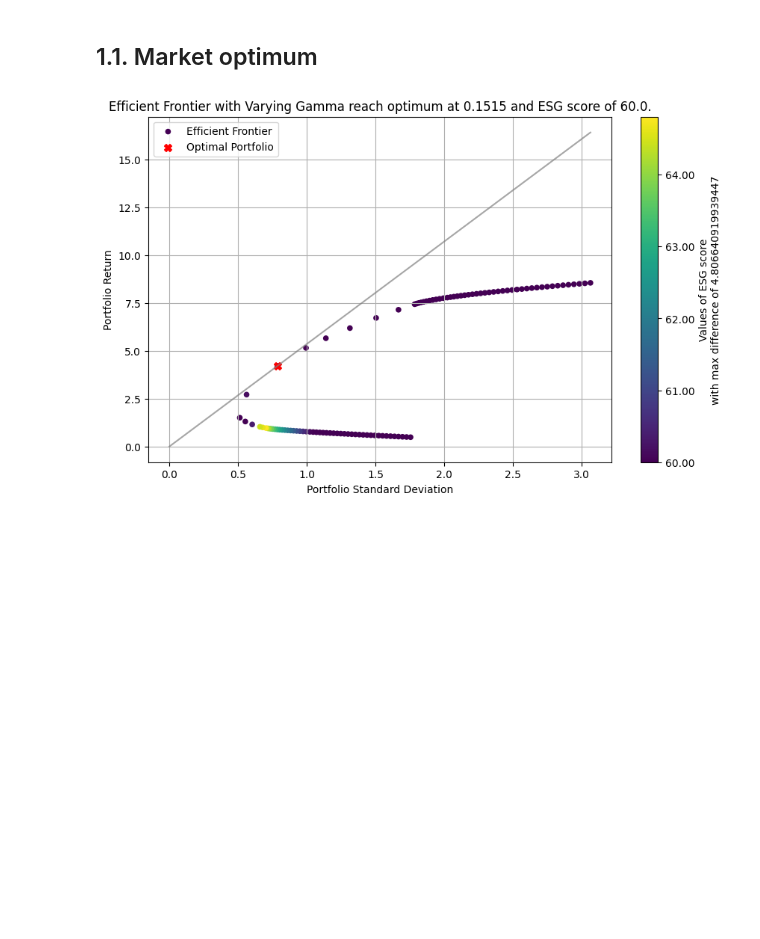
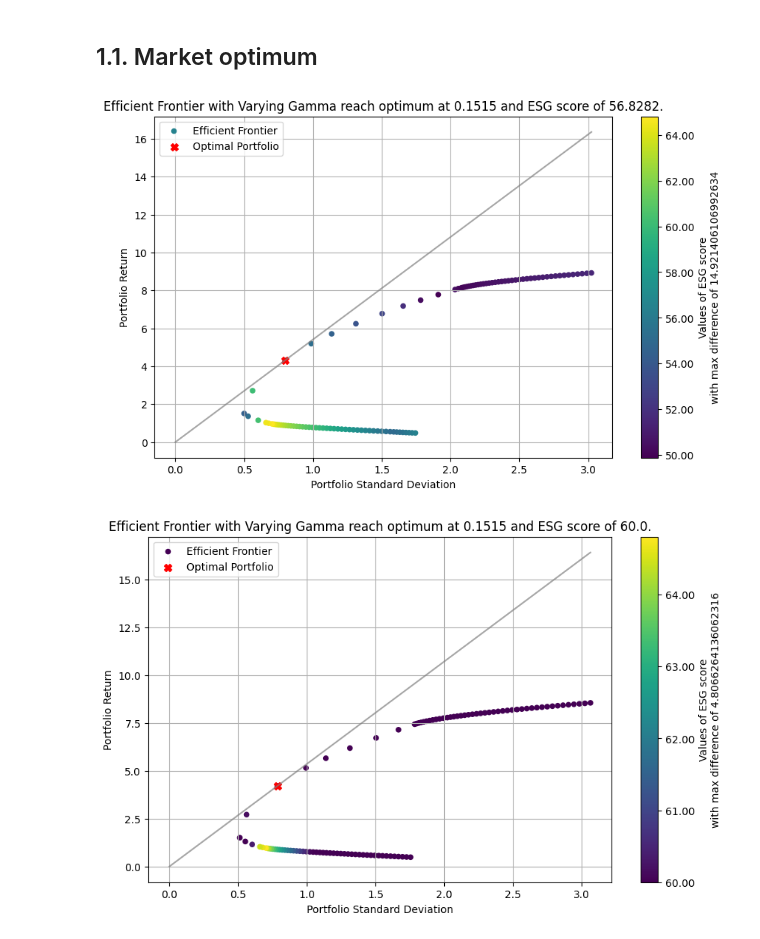
Before and after one commit to antoinedte/-Allocation_de_portefeuille_sous_contrainte_ESG, a Jupyter notebook: exploration/20240309_msci_rating copy.ipynb, the cells around one changed output. Saved outputs shown, nothing was run; the diff lists cells and outputs as text; code cells hidden in the pictures; blank space fills up the shorter version.

```diff
--- a/exploration/20240309_msci_rating copy.ipynb
+++ b/exploration/20240309_msci_rating copy.ipynb
@@ -97,4 +97,13 @@ MAX_ESG_SCORES = list(np.linspace(np.min(msci_last_esg_score), np.max(msci_last_
 GAMMA_VALUES = np.linspace(-5, 5, 100)  # Inverse of the risk aversion parameter
 # %% [markdown]
 ## 1.1. Market optimum
+# %%
+# efficient_frontier_no_esg_min.png
+PORTFOLIO.plot_efficient_frontier(GAMMA_VALUES,
+                                  risk_free_rate=RISK_FREE_RATE,
+                                  max_esg_score=0,
+                                  fully_invested=True,
+                                  long_only=True)
+# %% [output]
+[figure, added]
 # %%
```
Also changed, not shown: parts of 36 cells of this notebook, 34 other files.
